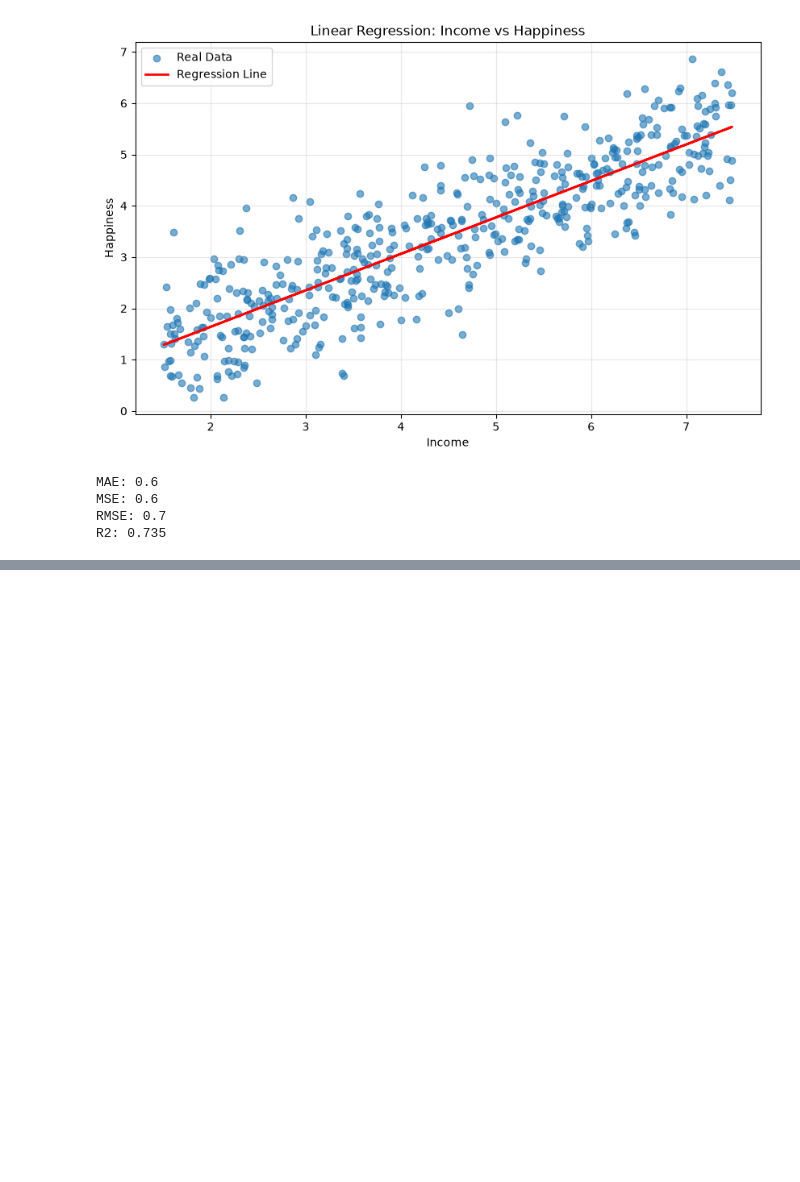
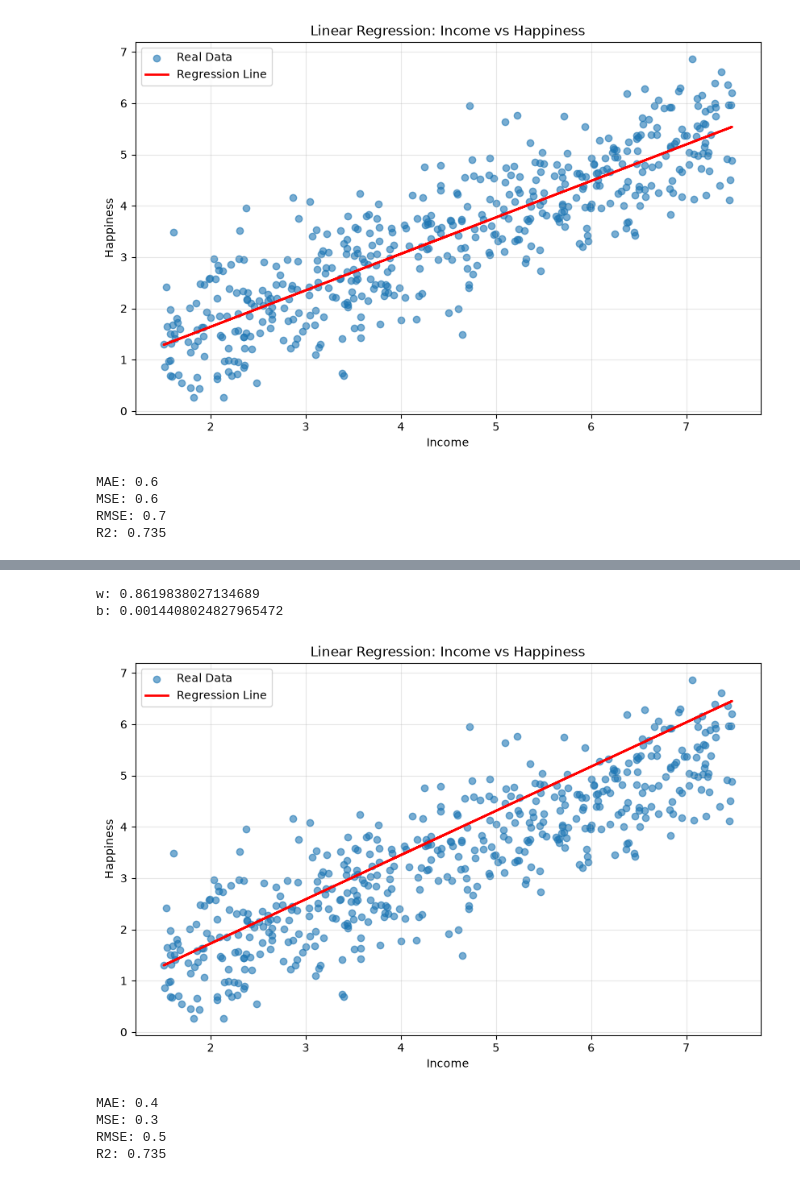
Before and after one commit to isx03/machine-learning-practice, a Jupyter notebook: linear-regression.ipynb, the cells around one changed output, grey strips where cells are left out. Drawn from its saved outputs; the diff is of its cells as text; code cells hidden in the pictures; blank space fills up the shorter version.

```diff
--- a/linear-regression.ipynb
+++ b/linear-regression.ipynb
@@ -108,0 +122,56 @@ R2: 0.735
+# %%
+x_scaled = df[['income']].values
+y_scaled = df['happiness'].values
+
+x_train_scaled, x_test_scaled, y_train_scaled, y_test_scaled = train_test_split(x_scaled, y_scaled, test_size=0.35, random_state=42)
+
+linea_regression = LinearRegression()
+linea_regression.fit(x_train_scaled, y_train_scaled)
+
+w = linea_regression.coef_[0] # pendiente
+b = linea_regression.intercept_ # intercepto
+
+print(f"w: {w}")
+print(f"b: {b}")
+# %% [output]
+w: 0.8619838027134689
+b: 0.0014408024827965472
+# %%
+# predictions
+y_pred = w * x + b
+
+# Graficar
+plt.figure(figsize=(10, 6))
+plt.scatter(x, y, alpha=0.6, label='Real Data')
+plt.plot(x, y_pred, 'r-', linewidth=2, label='Regression Line')
+plt.xlabel('Income')
+plt.ylabel('Happiness')
+plt.title('Linear Regression: Income vs Happiness')
+plt.legend()
+plt.grid(True, alpha=0.3)
+plt.show()
+
+# predict
+y_predicted = linea_regression.predict(x_test_scaled)
+
+# MAE
+mae = mean_absolute_error(y_test_scaled, y_predicted)
+print(f"MAE: {mae:.1f}")
+
+# MSE
+mse = mean_squared_error(y_test_scaled, y_predicted)
+print(f"MSE: {mse:.1f}")
+
+# RMSE
+rmse = np.sqrt(mse)
+print(f"RMSE: {rmse:.1f}")
+
+# R2
+r2 = r2_score(y_test_scaled, y_predicted)
+print(f"R2: {r2:.3f}")
+# %% [output]
+[figure, added]
+MAE: 0.4
+MSE: 0.3
+RMSE: 0.5
+R2: 0.735
```
Also changed, not shown: parts of 2 cells of this notebook.
